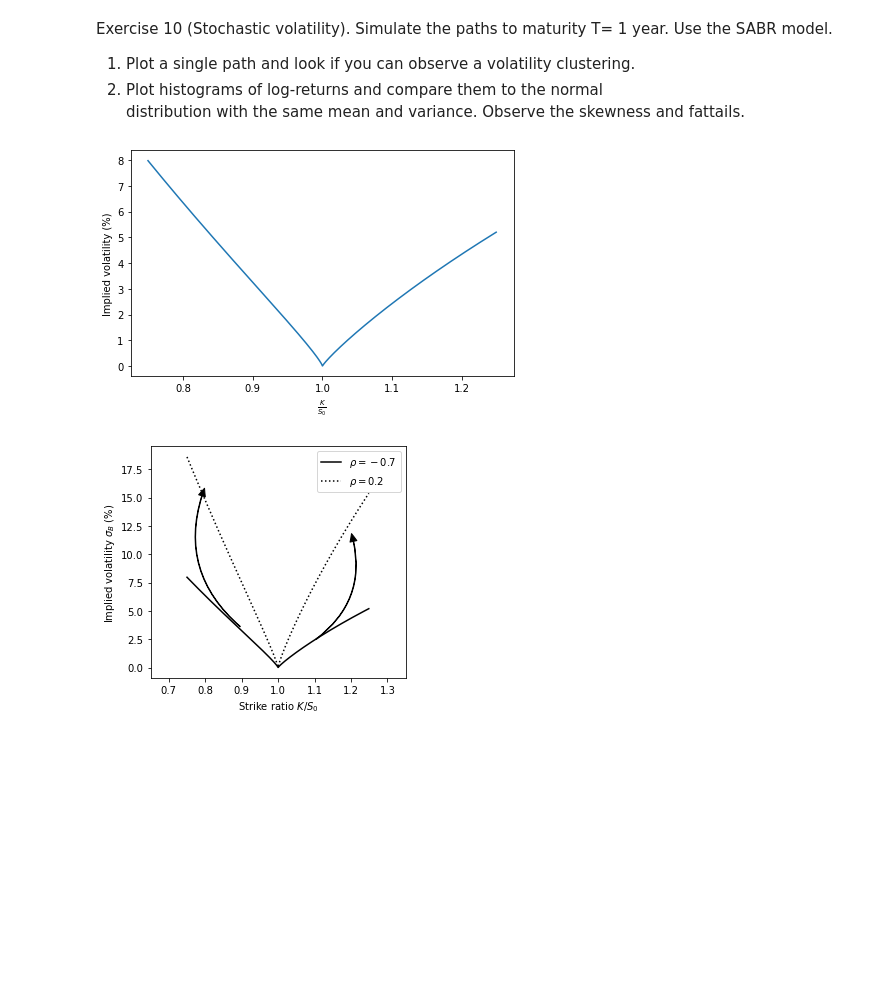
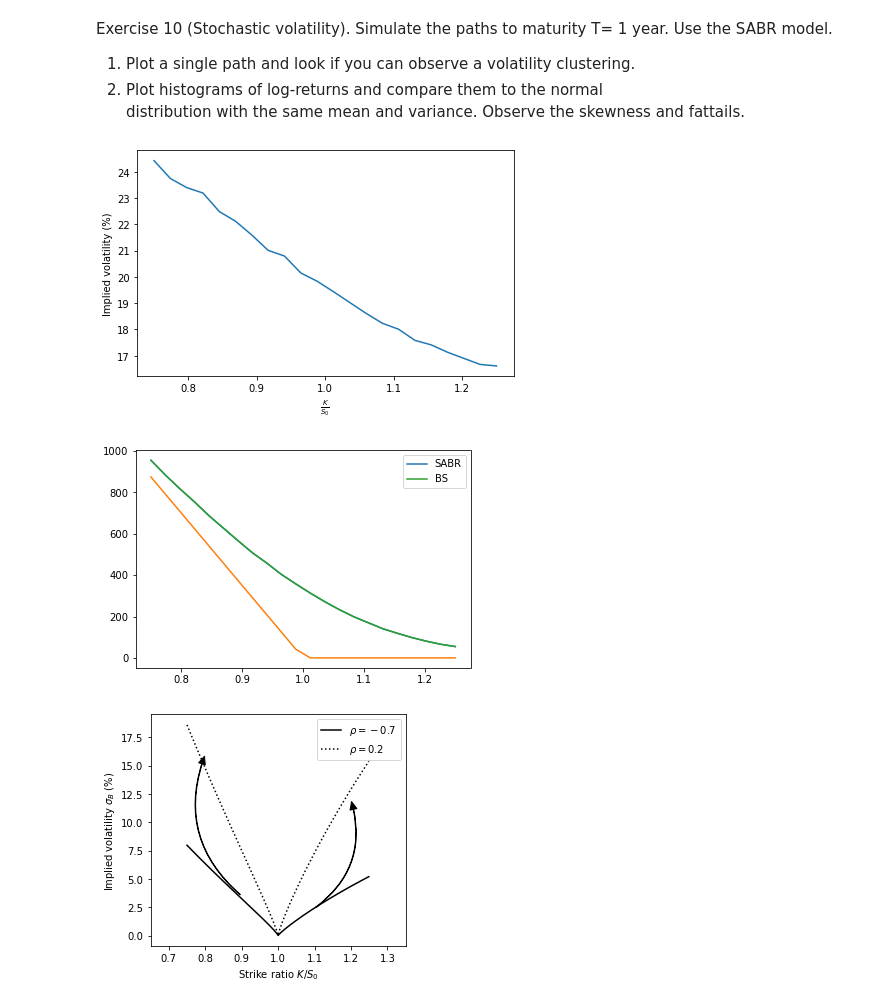
Before and after one commit to WillemJan9519/SPFDM-2, a Jupyter notebook: SPFDM 2.ipynb, the cells around one changed output. Cells and saved outputs as stored; diff of their text form; code cells hidden in the pictures; blank space fills up the shorter version.

```diff
--- a/SPFDM 2.ipynb
+++ b/SPFDM 2.ipynb
@@ -285,7 +285,6 @@ class StochVol():
         gamma_2 = -((self.beta*(1-self.beta))/F_mid**2)
         epsilon = self.T*self.alpha**2
         firstpart = self.alpha*((np.log(self.F0/K))/D_xi)
-#         print(D_xi)
         secondpart = ((2*gamma_2-gamma_1**2+1/F_mid**2)/24)*((self.sigma0*F_mid**self.beta)/self.alpha)**2 + (self.rho*gamma_1/4)*((self.sigma0*F_mid**self.beta)/self.alpha) + (2-3*self.rho**2)/24
         return firstpart*(1+secondpart*epsilon)
 
@@ -298,36 +297,37 @@ class StochVol():
         zeta = nu / self.alpha * (self.F0*K)**((1-self.beta)/2) * np.log(self.F0/K)
         xi_hat = np.log((np.sqrt(1-2*self.rho * zeta + zeta**2) - self.rho + zeta)/(1-self.rho))
         T3 = (zeta / xi_hat)
         T4 = (1+((1-self.beta)**2 * self.alpha**2 / (24*(self.F0*K)**(1-self.beta))) + (self.rho*self.alpha*nu*self.beta)/(4*(self.F0*K)**(1-self.beta)) + (2-3*self.rho**2)/24 * nu**2) * epsilon**2 * tau
         return T1*T2*T3*T4
 
     def plot_analytic_impliedvol(self,plot=True,ret=False):
         # Plot implied vol calculated with analytic solution
         # Define range of strike ratios
         ratiorange = np.arange(0.75,1.25,0.001)
         # Convert ratio to true strike price
         strikerange = ratiorange * self.F0
 
         # obtain implied vola for every price
         implied_volas = np.zeros(len(strikerange))
         for i, K in enumerate(strikerange):
             implied_volas[i] = self.analytic_impliedvol_paper(K)
 #         print(np.max(implied_volas))
         if plot:
             plt.plot(ratiorange, implied_volas*100)
             plt.xlabel(r'$\frac{K}{S_0}$')
             plt.ylabel('Implied volatility (%)')
             plt.tight_layout()
             plt.savefig('Impliedvola_BS.pdf')
             plt.show()
         if ret:
             return ratiorange, implied_volas*100
-SV = StochVol(1000000,10,T=1.5,F=3500, sigma=0.2, alpha=0.5, beta=0.1, rho=-0.7,K=3500, rf=0)
+SV = StochVol(100000,1000,T=1.5,F=3500, sigma=0.2, alpha=0.5, beta=1, rho=-0.7,K=3500, rf=0)
 
-SV.plot_analytic_impliedvol()
+SV.calc_implied_vola()
 #plt.plot(np.arange(3500*0.75,3500*1.25)/3500,SV.analytic_impliedvol_paper(np.arange(3500*0.75,3500*1.25)))
 # %% [output]
-[figure, old version]
+[figure, new version]
+[figure, added]
 # %%
 import matplotlib.patches as patches
 class parameters_panel():
```
Also changed, not shown: parts of 2 cells of this notebook.
